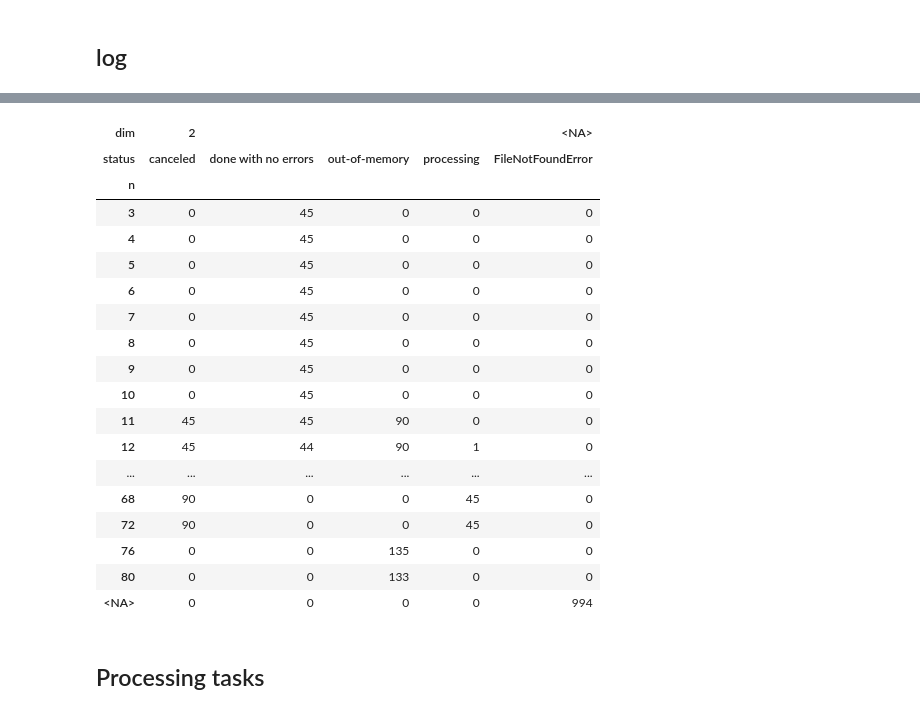
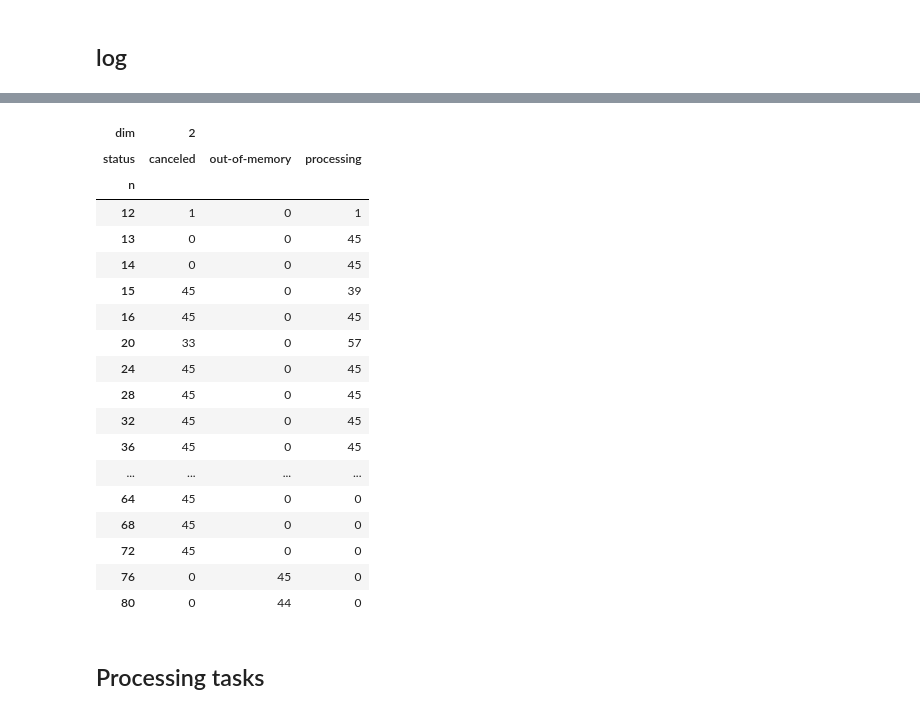
Before and after one commit to zimfv/depth-poset, a Jupyter notebook: notebooks/Logs - Barycentric Cubical Tori-Extended1.ipynb, the cells around one changed output, grey strips where cells are left out. Cells and saved outputs as stored; diff of their text form; code cells hidden in the pictures.

```diff
--- a/notebooks/Logs - Barycentric Cubical Tori-Extended1.ipynb
+++ b/notebooks/Logs - Barycentric Cubical Tori-Extended1.ipynb
@@ -316,35 +318,36 @@ df_logs_transp.shape = (4412, 12)
 | 3 | logs/transpositions_during_homoto... | SLURM_ARRAY_TASK_ID = '2'\nLINE: ... | 2 | 46106178 | results/scores-on-barycentric-cub... | results/scores-on-barycentric-cub... | 2 | 3 | None | no errors | True | ... |
 | 4 | logs/transpositions_during_homoto... | SLURM_ARRAY_TASK_ID = '3'\nLINE: ... | 3 | 46106178 | results/scores-on-barycentric-cub... | results/scores-on-barycentric-cub... | 2 | 3 | None | no errors | True | ... |
 # %%
-jobs = [46315314, 46315315, 46275739]
+jobs = df_logs_transp[df_logs_transp['status'] == 'processing']['job'].values
 
-df_transp_status = df_logs_transp#[df_logs_transp['job'].isin(jobs)]
+df_transp_status = df_logs_transp[df_logs_transp['job'].isin(jobs)]
+#df_transp_status = df_logs_transp
 df_transp_status = df_transp_status[['dim', 'n', 'status']].value_counts(dropna=False).reset_index()
 df_transp_status = df_transp_status.pivot_table(columns=['dim', 'status'], index='n', values='count', dropna=False)
 df_transp_status = df_transp_status.fillna(0).astype(int)
 
 df_transp_status = df_transp_status[df_transp_status.columns[(df_transp_status != 0).any()]]
 df_transp_status
 # %% [output]
-| dim | 2 |  |  |  | <NA> |
-| status | canceled | done with no errors | out-of-memory | processing | FileNotFoundError |
-| n |  |  |  |  |  |
-| 3 | 0 | 45 | 0 | 0 | 0 |
-| 4 | 0 | 45 | 0 | 0 | 0 |
-| 5 | 0 | 45 | 0 | 0 | 0 |
-| 6 | 0 | 45 | 0 | 0 | 0 |
-| 7 | 0 | 45 | 0 | 0 | 0 |
-| 8 | 0 | 45 | 0 | 0 | 0 |
-| 9 | 0 | 45 | 0 | 0 | 0 |
-| 10 | 0 | 45 | 0 | 0 | 0 |
-| 11 | 45 | 45 | 90 | 0 | 0 |
-| 12 | 45 | 44 | 90 | 1 | 0 |
-| ... | ... | ... | ... | ... | ... |
-| 68 | 90 | 0 | 0 | 45 | 0 |
-| 72 | 90 | 0 | 0 | 45 | 0 |
-| 76 | 0 | 0 | 135 | 0 | 0 |
-| 80 | 0 | 0 | 133 | 0 | 0 |
-| <NA> | 0 | 0 | 0 | 0 | 994 |
+| dim | 2 |  |  |
+| status | canceled | out-of-memory | processing |
+| n |  |  |  |
+| 12 | 1 | 0 | 1 |
+| 13 | 0 | 0 | 45 |
+| 14 | 0 | 0 | 45 |
+| 15 | 45 | 0 | 39 |
+| 16 | 45 | 0 | 45 |
+| 20 | 33 | 0 | 57 |
+| 24 | 45 | 0 | 45 |
+| 28 | 45 | 0 | 45 |
+| 32 | 45 | 0 | 45 |
+| 36 | 45 | 0 | 45 |
+| ... | ... | ... | ... |
+| 64 | 45 | 0 | 0 |
+| 68 | 45 | 0 | 0 |
+| 72 | 45 | 0 | 0 |
+| 76 | 0 | 45 | 0 |
+| 80 | 0 | 44 | 0 |
 # %% [markdown]
 ## Processing tasks
 # %%
```
Also changed, not shown: parts of 15 cells of this notebook, 11 other files.
